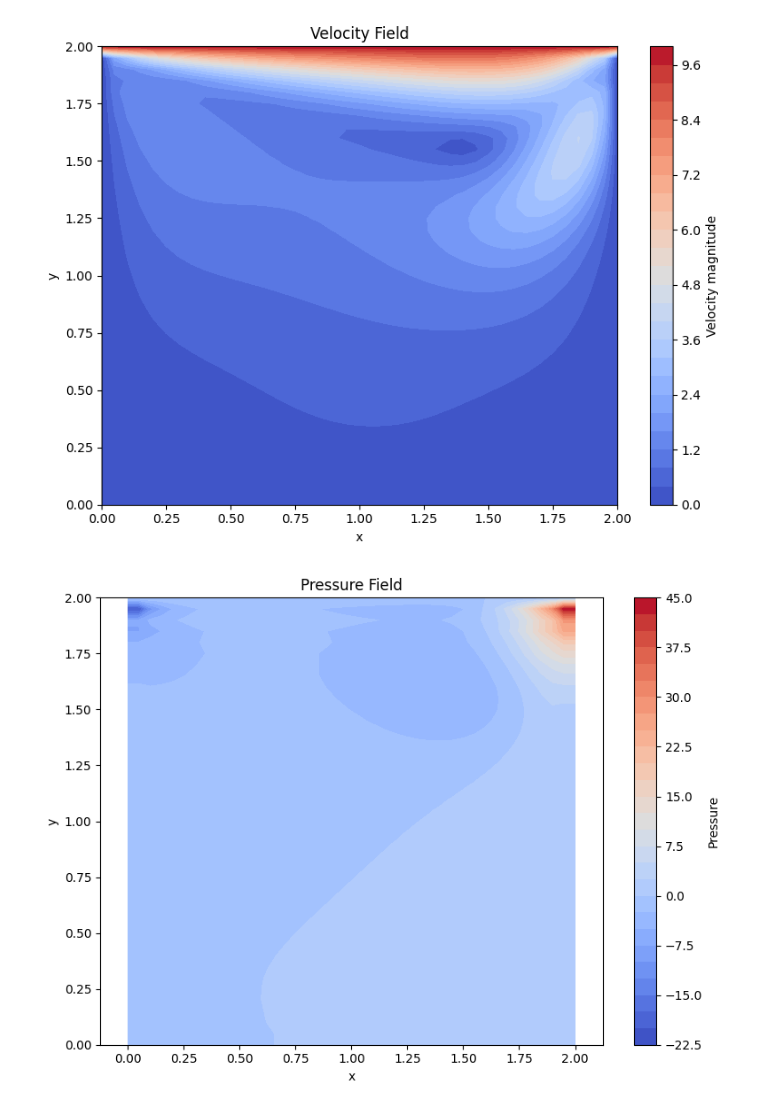
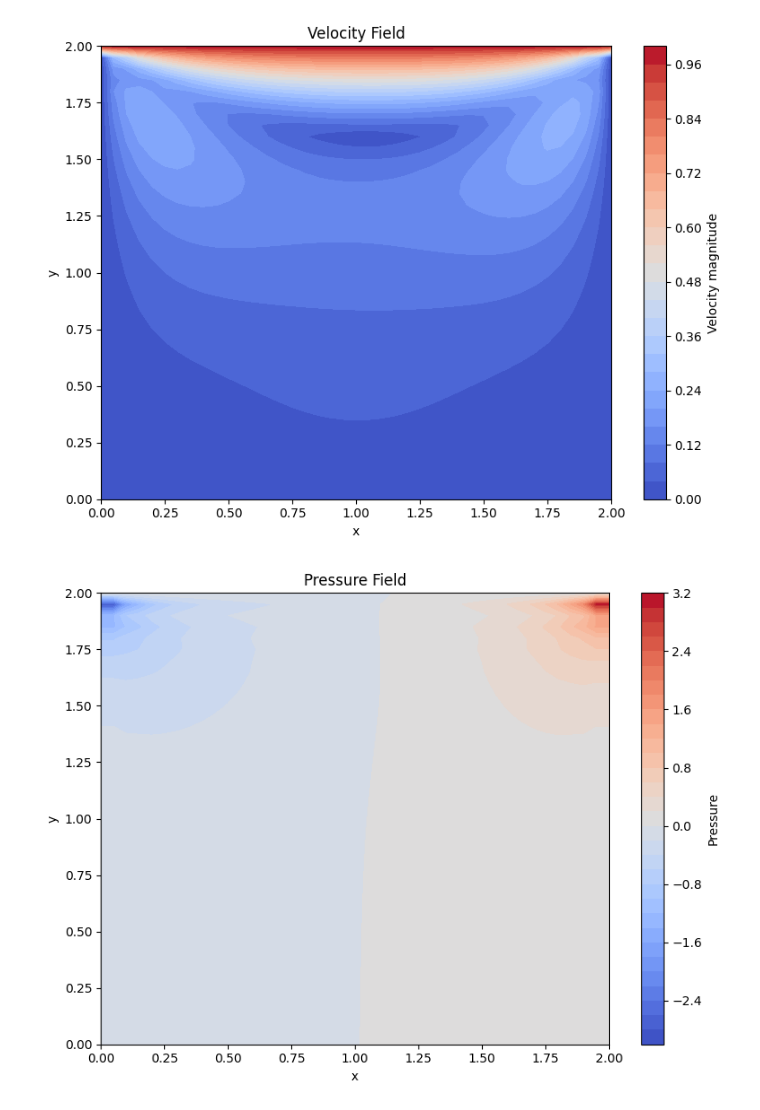
Before and after one commit to zhangyize8888/CFD-codings, a Jupyter notebook: 2D Lid-Driven Cavity Flow.ipynb, the cells around one changed output. Drawn from its saved outputs; the diff is of its cells as text; code cells hidden in the pictures.

```diff
--- a/2D Lid-Driven Cavity Flow.ipynb
+++ b/2D Lid-Driven Cavity Flow.ipynb
@@ -116,7 +116,7 @@ for n in range(nt):
     u[0,:]=0.0
     u[:,0]=0.0
     u[:,-1]=0.0
-    u[-1,:]=10
+    u[-1,:]=1
 
     v[0,:]=0.0
     v[:,0]=0.0
@@ -126,32 +126,33 @@ for n in range(nt):
 x = np.linspace(0, Lx, nx)
 y = np.linspace(0, Ly, ny)
 X, Y = np.meshgrid(x, y)
 
 plt.figure(figsize=(8, 6))
 
 speed = np.sqrt(u**2 + v**2)
 
 plt.contourf(X, Y, speed, levels=30, cmap="coolwarm")
 
 plt.colorbar(label="Velocity magnitude")
 
 plt.xlabel("x")
 plt.ylabel("y")
 plt.title("Velocity Field")
+
 plt.tight_layout()
 plt.show()
 
 plt.figure(figsize=(8, 6))
 
 plt.contourf(X, Y, p, levels=30, cmap="coolwarm")
 
 plt.colorbar(label="Pressure")
 plt.xlabel("x")
 plt.ylabel("y")
 plt.title("Pressure Field")
 
 plt.tight_layout()
 plt.show()
 # %% [output]
-[figure, old version]
+[figure, new version]
-[figure, old version]
+[figure, new version]
```
